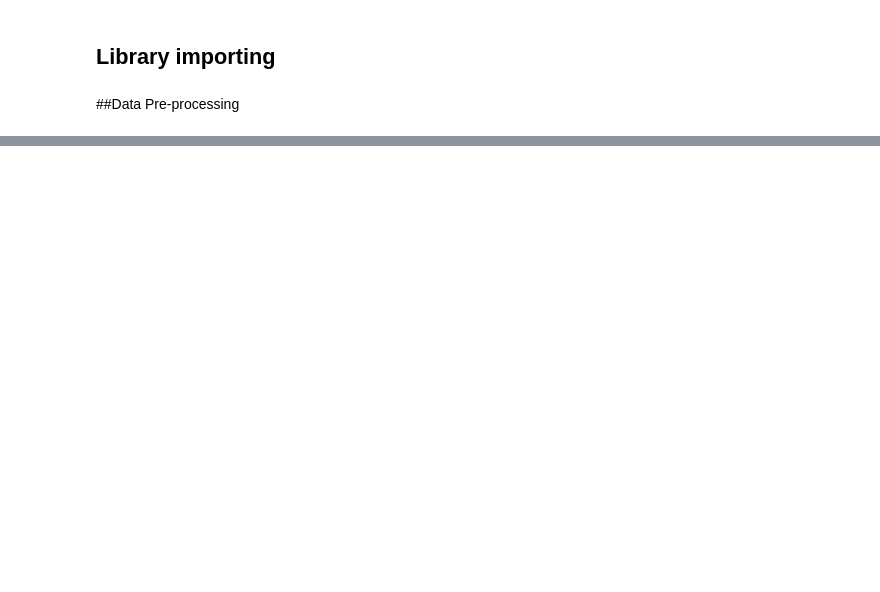
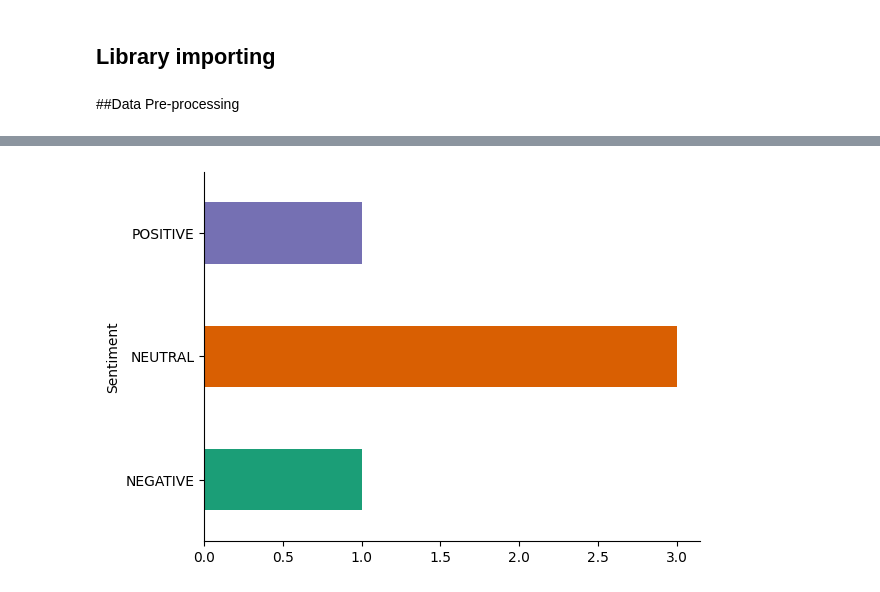
Before and after one commit to JimTsiob/Deep-Learning-NLP-assignments, a Jupyter notebook: Assignment 1/HW1_7115112300036.ipynb, the cells around one changed output, grey strips where cells are left out. Saved outputs shown, nothing was run; the diff lists cells and outputs as text; code cells hidden in the pictures; blank space fills up the shorter version.

```diff
--- a/Assignment 1/HW1_7115112300036.ipynb
+++ b/Assignment 1/HW1_7115112300036.ipynb
@@ -14,0 +28,7 @@ FileNotFoundError: ignored
+# %%
+# Visualize our data (specifically the Sentiment column)
+# Data Distribution
+_df_2.groupby('Sentiment').size().plot(kind='barh', color=sns.palettes.mpl_palette('Dark2'))
+plt.gca().spines[['top', 'right',]].set_visible(False)
+# %% [output]
+[figure, added]
```
Also changed, not shown: parts of 11 cells of this notebook.
